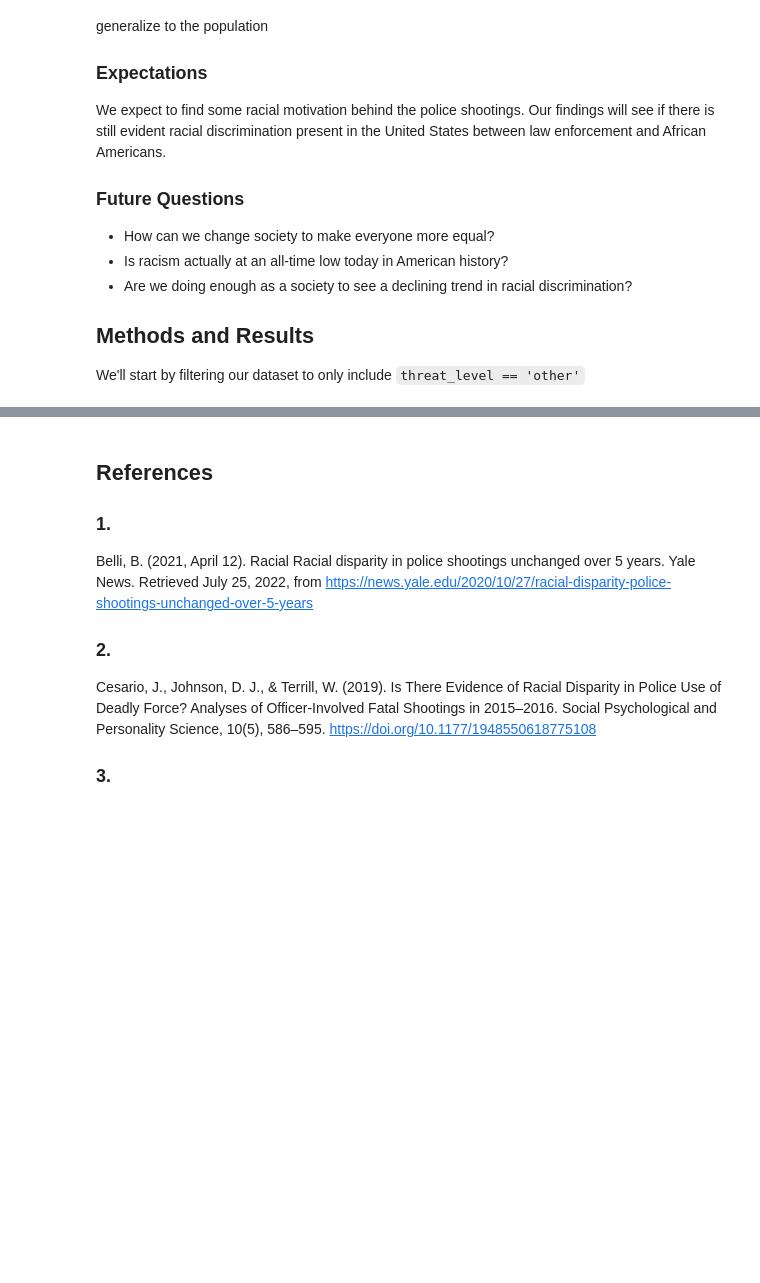
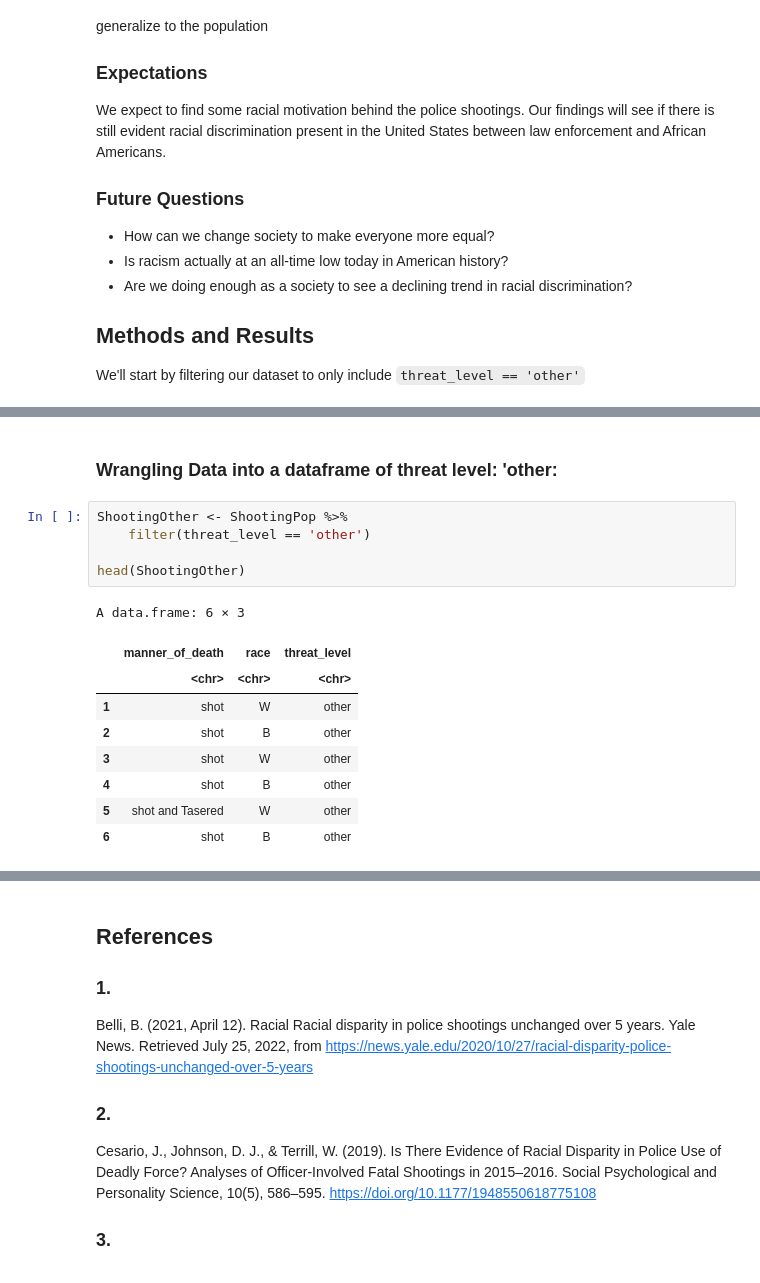
Before and after one commit to edlng/STAT201Project, a Jupyter notebook: project.ipynb, the cells around one changed output, grey strips where cells are left out. Drawn from its saved outputs; the diff is of its cells as text; blank space fills up the shorter version.

```diff
--- a/project.ipynb
+++ b/project.ipynb
@@ -189,0 +169,17 @@ A tibble: 1 × 1
+# %% [markdown]
+### Wrangling Data into a dataframe of threat level: 'other:
+# %%
+ShootingOther <- ShootingPop %>%
+    filter(threat_level == 'other')
+
+head(ShootingOther)
+# %% [output]
+A data.frame: 6 × 3
+|  | manner_of_death | race | threat_level |
+|  | <chr> | <chr> | <chr> |
+| 1 | shot | W | other |
+| 2 | shot | B | other |
+| 3 | shot | W | other |
+| 4 | shot | B | other |
+| 5 | shot and Tasered | W | other |
+| 6 | shot | B | other |
```
Also changed, not shown: parts of 9 cells of this notebook.
